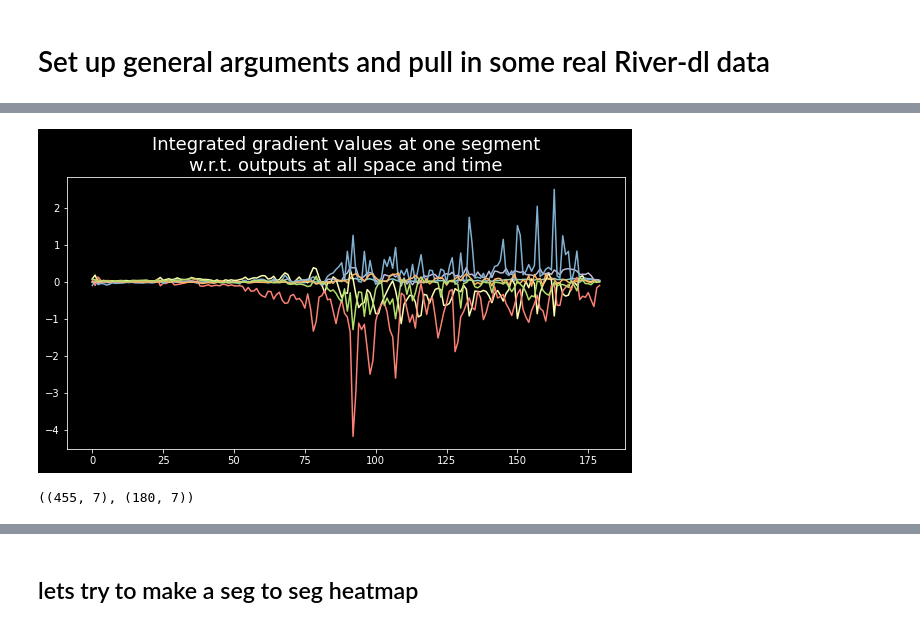
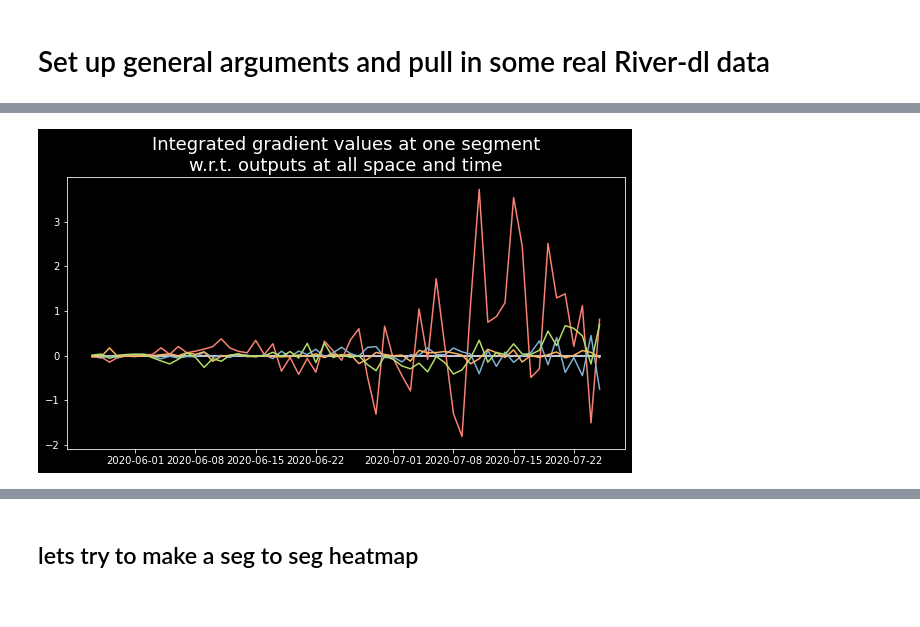
Before and after one commit to DOI-USGS/xai-workflows, a Jupyter notebook: prototyping_notebooks/04_01_02_Modular_CustomIntGrad_SpaceTime_Influences.ipynb, the cells around one changed output, grey strips where cells are left out. Cells and saved outputs as stored; diff of their text form; code cells hidden in the pictures.

Commit message:
Updated modular spacetime adventures.

```diff
--- a/prototyping_notebooks/04_01_02_Modular_CustomIntGrad_SpaceTime_Influences.ipynb
+++ b/prototyping_notebooks/04_01_02_Modular_CustomIntGrad_SpaceTime_Influences.ipynb
@@ -59,16 +62,9 @@ elif mod == 'GWN':
 # %%
-IG_vals = integrated_gradients(x, model, 2, torch.zeros_like(x), temporal_focus=range(90,180))
-
+IG_vals = integrated_gradients(x, model, grad_steps, baseline)
 plt.figure(figsize = (10, 5))
-for i in range(7):
-    plt.plot(IG_vals[0, :, i])
+for i in range(num_vars):
+    plt.plot(dates_x, IG_vals[0, :, i])
 plt.title('Integrated gradient values at one segment\nw.r.t. outputs at all space and time',
           fontsize = 18);
 # %% [output]
-[figure, old version]
+[figure, new version]
-# %%
-time_sum = np.sum(IG_vals,axis=0)
-space_sum = np.sum(IG_vals,axis=1)
-space_sum.shape, time_sum.shape
-# %% [output]
-((455, 7), (180, 7))
```
Also changed, not shown: parts of 10 cells of this notebook.
